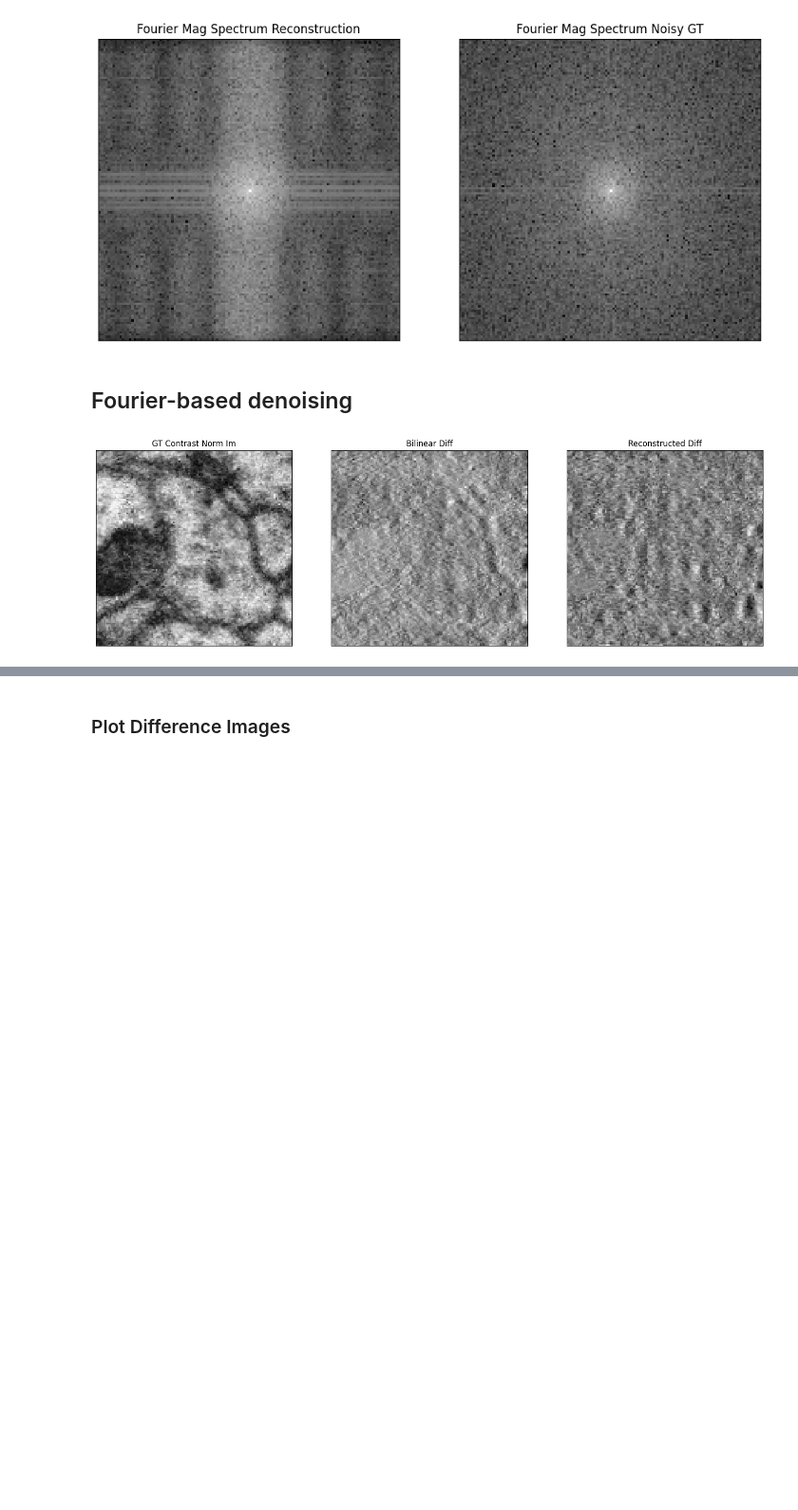
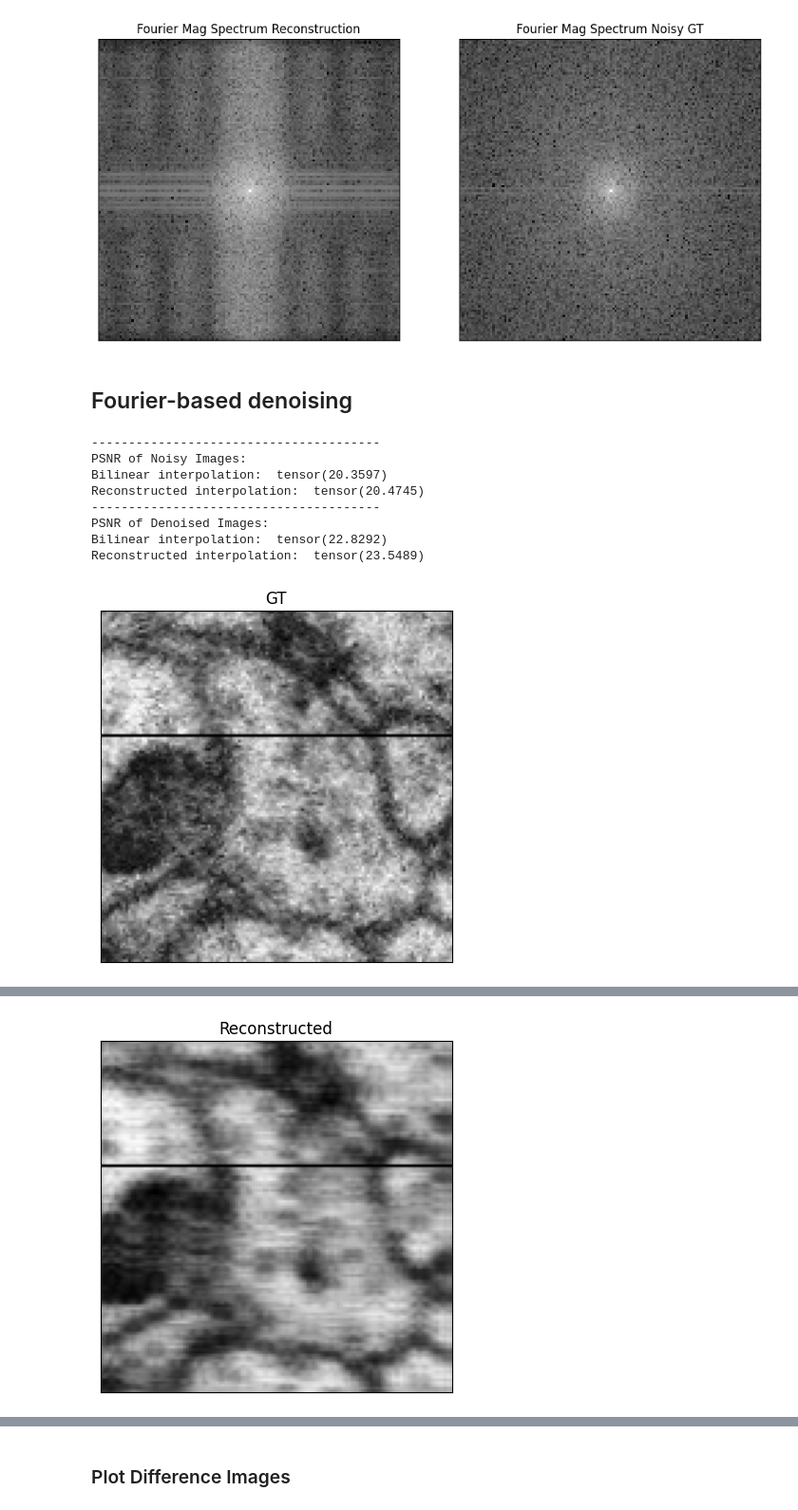
Before and after one commit to jakobtroidl/niiv, a Jupyter notebook: util/fft.ipynb, the cells around one changed output, grey strips where cells are left out. Shown at 95% size. Drawn from its saved outputs; the diff is of its cells as text; code cells hidden in the pictures; blank space fills up the shorter version.

```diff
--- a/util/fft.ipynb
+++ b/util/fft.ipynb
@@ -57,11 +57,11 @@ def fourier_denoiser(img, radius):
     # Create a low-pass filter mask (circular mask)
     rows, cols = img.shape
     crow, ccol = rows // 2 , cols // 2
-    radius = 20 # Radius of the low-pass filter, adjust as needed
     low_pass = np.zeros((rows, cols), dtype=np.uint8)
     y, x = np.ogrid[:rows, :cols]
     mask_area = (x - ccol) ** 2 + (y - crow) ** 2 <= radius**2
     low_pass[mask_area] = 1
+    # low_pass[:, 50:75] = 1
 
     # Apply the mask/filter
     f_shifted_filtered = f_shifted * low_pass
@@ -77,14 +77,17 @@ def normalize(image):
 ## Fourier-based denoising
 # %%
 # Load the image (converting to grayscale)
-rec_path = "/home/jakobtroidl/Desktop/neural-volumes/logs/hemibrain-volume-noisy-test-gradient-regularizer/results_iteration_86/15548_15559_15781/result/result_0_psnr_19,80945963369335.png"
+rec_path = "/home/jakobtroidl/Desktop/neural-volumes/logs/mess/results_iteration_45/15548_15559_15781.npy/result/xz_0_21_227306365966797.png"
 rec_image = Image.open(rec_path).convert('L')
 
-gt_path = "/home/jakobtroidl/Desktop/neural-volumes/logs/hemibrain-volume-noisy-test-gradient-regularizer/results_iteration_86/15548_15559_15781/gt/gt_0.png"
+gt_path = "/home/jakobtroidl/Desktop/neural-volumes/logs/mess/results_iteration_45/15548_15559_15781.npy/gt/xz_0.png"
 gt_image = Image.open(gt_path).convert('L')
 
-bilinear_path = "/home/jakobtroidl/Desktop/neural-volumes/logs/hemibrain-volume-noisy-test-gradient-regularizer/results_iteration_86/15548_15559_15781/bilinear/bilinear_0_psnr_20,85474859157829.png"
+bilinear_path = "/home/jakobtroidl/Desktop/neural-volumes/logs/mess/results_iteration_45/15548_15559_15781.npy/bilinear/xz_0_20_809045791625977.png"
 bilinear_image = Image.open(bilinear_path).convert('L')
+
+diff_em_path = '/home/jakobtroidl/Desktop/neural-volumes/playground/0_20_218239421570427.png'
+diff_em_image = Image.open(diff_em_path).convert('L')
 
 # Define a transform pipeline
 transform = transforms.Compose([
@@ -96,67 +99,77 @@ transform = transforms.Compose([
 normalized_gt = transform(gt_image).squeeze().numpy()
 normalized_bilinear = transform(bilinear_image).squeeze().numpy()
 normalized_reconstructed = transform(rec_image).squeeze().numpy()
+normalized_diff_em = transform(diff_em_image).squeeze().numpy()
 
 # normalize above images between 0 and 1
 normalized_gt = normalize(normalized_gt)
 normalized_bilinear = normalize(normalized_bilinear)
 normalized_reconstructed = normalize(normalized_reconstructed)
+normalized_diff_em = normalize(normalized_diff_em)
 
+threshold = 25
 
-bilinear_diff = normalize(normalized_gt - normalized_bilinear)
-reconstructed_diff = normalize(normalized_gt - normalized_reconstructed)
-
-# Display the original and denoised images
-plt.figure(figsize=(18, 6))
-
-plt.subplot(131), plt.imshow(normalized_gt, cmap='gray')
-plt.title('GT Contrast Norm Im'), plt.xticks([]), plt.yticks([])
-
-plt.subplot(132), plt.imshow(bilinear_diff, cmap='gray')
-plt.title('Bilinear Diff'), plt.xticks([]), plt.yticks([])
-
-plt.subplot(133), plt.imshow(reconstructed_diff, cmap='gray')
-plt.title('Reconstructed Diff'), plt.xticks([]), plt.yticks([])
-
-plt.show()
-
-rec_denoised = fourier_denoiser(normalized_reconstructed, 20)
-gt_denoised = fourier_denoiser(normalized_gt, 20)
-bilinear_denoised = fourier_denoiser(normalized_bilinear, 20)
+rec_denoised = fourier_denoiser(normalized_reconstructed, threshold)
+gt_denoised = fourier_denoiser(normalized_gt, threshold)
+bilinear_denoised = fourier_denoiser(normalized_bilinear, threshold)
+diffusion_denoised = fourier_denoiser(normalized_diff_em, threshold)
 gt_denoised = normalize(gt_denoised)
 
 
 psnr = PeakSignalNoiseRatio(data_range=(0, 1))
 
 # Compute the PSNR of the original and denoised images
 psnr_bilinear_noisy = psnr(torch.from_numpy(normalized_bilinear), torch.from_numpy(normalized_gt))
 psnr_rec_nosiy = psnr(torch.from_numpy(normalized_reconstructed), torch.from_numpy(normalized_gt))
 
 psnr_bilinear = psnr(torch.from_numpy(bilinear_denoised), torch.from_numpy(gt_denoised))
 psnr_rec = psnr(torch.from_numpy(rec_denoised), torch.from_numpy(gt_denoised))
 
 print("---------------------------------------")
 print("PSNR of Noisy Images: ")
 print("Bilinear interpolation: ", psnr_bilinear_noisy)
 print("Reconstructed interpolation: ", psnr_rec_nosiy)
 
 print("---------------------------------------")
 print("PSNR of Denoised Images: ")
 print("Bilinear interpolation: ", psnr_bilinear)
 print("Reconstructed interpolation: ", psnr_rec)
 
-# Display the original and denoised images
-plt.figure(figsize=(18, 6))
+row = 45
 
-plt.subplot(131), plt.imshow(gt_denoised, cmap='gray')
-plt.title('GT Denoised Im'), plt.xticks([]), plt.yticks([])
+normalized_gt[row] = 0.0
+normalized_bilinear[row] = 0.0
+normalized_reconstructed[row] = 0.0
+normalized_diff_em[row] = 0.0
 
-plt.subplot(132), plt.imshow(bilinear_denoised, cmap='gray')
-plt.title('Bilinear Denoised Im - PSNR: {}'.format(round(psnr_bilinear.item(), 2))), plt.xticks([]), plt.yticks([])
+plt.clf()
 
-plt.subplot(133), plt.imshow(rec_denoised, cmap='gray')
-plt.title('Reconstructed Denoised Im - PSNR: {}'.format(round(psnr_rec.item(), 2))), plt.xticks([]), plt.yticks([])
+plt.title('GT'), plt.xticks([]), plt.yticks([])
+plt.imshow(normalized_gt, cmap='gray')
+plt.show()
+plt.clf()
 
+plt.title('Bilinear'), plt.xticks([]), plt.yticks([])
+plt.imshow(normalized_bilinear, cmap='gray')
 plt.show()
+plt.clf()
+
+plt.title('Reconstructed'), plt.xticks([]), plt.yticks([])
+plt.imshow(normalized_reconstructed, cmap='gray')
+plt.show()
+plt.clf()
+
+plt.title('Diffusion'), plt.xticks([]), plt.yticks([])
+plt.imshow(normalized_diff_em, cmap='gray')
+plt.show()
+plt.clf()
 # %% [output]
+---------------------------------------
+PSNR of Noisy Images:
+Bilinear interpolation:  tensor(20.3597)
+Reconstructed interpolation:  tensor(20.4745)
+---------------------------------------
+PSNR of Denoised Images:
+Bilinear interpolation:  tensor(22.8292)
+Reconstructed interpolation:  tensor(23.5489)
-[figure, old version]
+[figure, new version]
@@ -171,0 +177 @@ Reconstructed interpolation:  tensor(22.4670)
+[figure, added]
```
Also changed, not shown: parts of 4 cells of this notebook, 10 other files.
